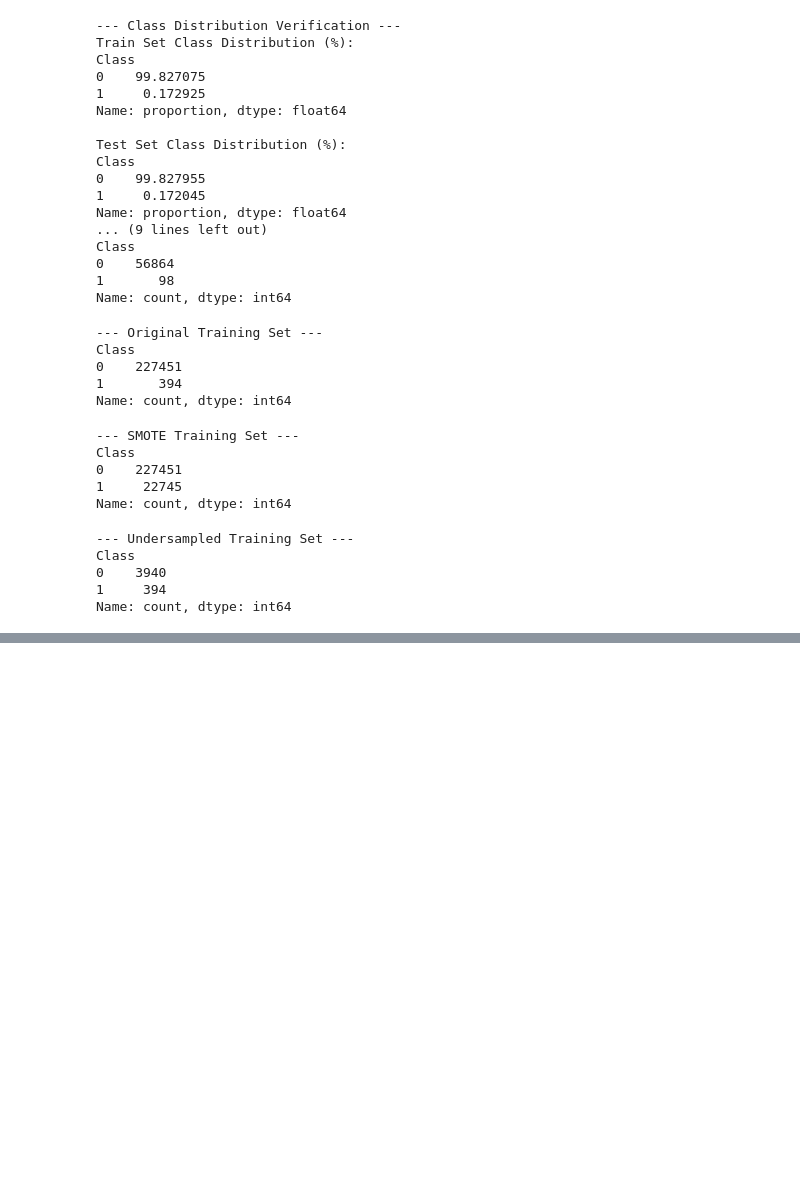
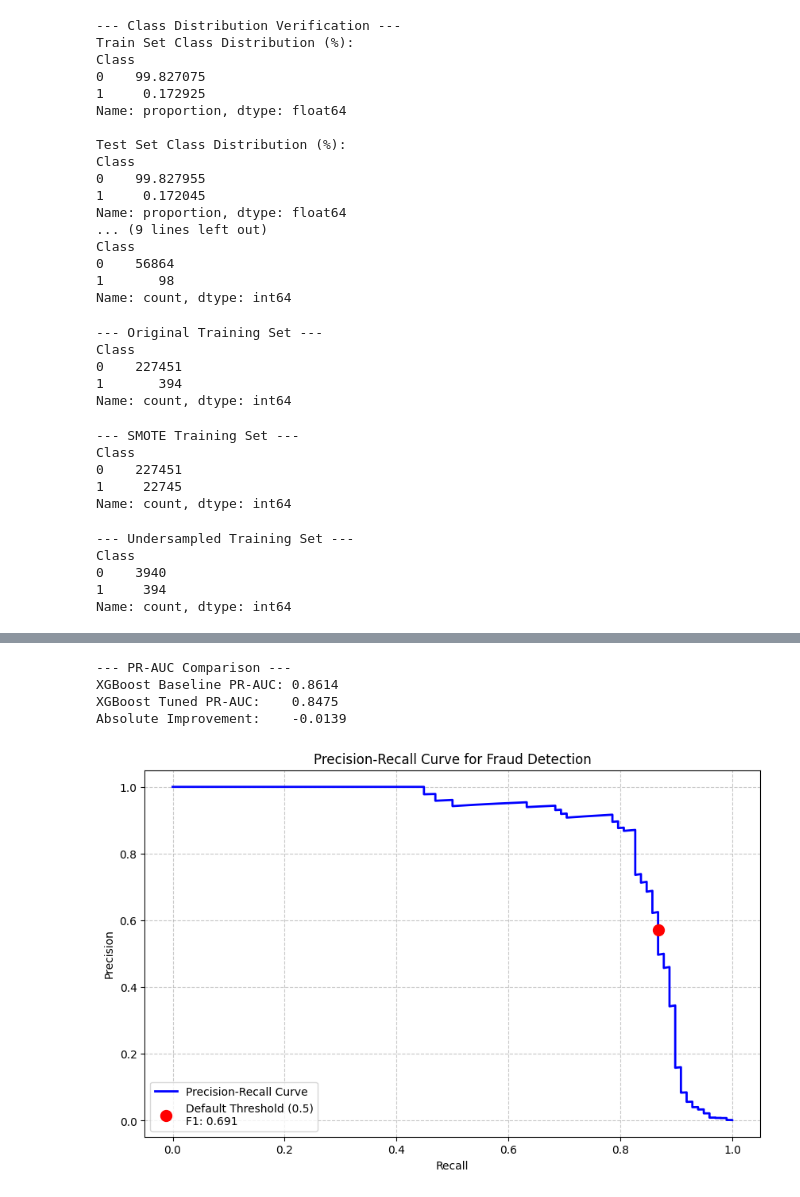
Before and after one commit to Parth-M-M/Rnw, a Jupyter notebook: algorithms/Superviced learning/practical exam/practicalexam.ipynb, the cells around one changed output, grey strips where cells are left out. Saved outputs shown, nothing was run; the diff lists cells and outputs as text; code cells hidden in the pictures; blank space fills up the shorter version.

```diff
--- a/algorithms/Superviced learning/practical exam/practicalexam.ipynb
+++ b/algorithms/Superviced learning/practical exam/practicalexam.ipynb
@@ -291,0 +449,72 @@ Undersampled                   0.3398  0.8878    0.4915  0.7456
+# %%
+from sklearn.metrics import average_precision_score
+
+xgb_tuned = xgb_random.best_estimator_
+
+xgb_tuned_probs = xgb_tuned.predict_proba(X_test)[:, 1]
+
+pr_auc_tuned = average_precision_score(y_test, xgb_tuned_probs)
+
+print("--- PR-AUC Comparison ---")
+print(f"XGBoost Baseline PR-AUC: {pr_auc:.4f}")
+print(f"XGBoost Tuned PR-AUC:    {pr_auc_tuned:.4f}")
+print(f"Absolute Improvement:    {pr_auc_tuned - pr_auc:.4f}")
+# %% [output]
+--- PR-AUC Comparison ---
+XGBoost Baseline PR-AUC: 0.8614
+XGBoost Tuned PR-AUC:    0.8475
+Absolute Improvement:    -0.0139
+# %%
+import numpy as np
+import matplotlib.pyplot as plt
+from sklearn.metrics import precision_recall_curve, f1_score, precision_score, recall_score, classification_report
+
+y_probs = xgb_tuned.predict_proba(X_test)[:, 1]
+
+precisions, recalls, thresholds = precision_recall_curve(y_test, y_probs)
+
+plt.figure(figsize=(10, 6))
+plt.plot(recalls, precisions, label='Precision-Recall Curve', color='blue', lw=2)
+
+default_idx = np.argmin(np.abs(thresholds - 0.5))
+plt.plot(recalls[default_idx], precisions[default_idx], 'ro', markersize=10,
+         label=f'Default Threshold (0.5)\nF1: {f1_score(y_test, y_probs >= 0.5):.3f}')
+
+plt.xlabel('Recall')
+plt.ylabel('Precision')
+plt.title('Precision-Recall Curve for Fraud Detection')
+plt.legend()
+plt.grid(True, linestyle='--', alpha=0.7)
+plt.show()
+
+
+f1_scores = 2 * (precisions[:-1] * recalls[:-1]) / (precisions[:-1] + recalls[:-1])
+f1_scores = np.nan_to_num(f1_scores)
+
+best_f1_idx = np.argmax(f1_scores)
+best_f1_threshold = thresholds[best_f1_idx]
+print(f"Optimal Threshold (Max F1-Score): {best_f1_threshold:.4f}")
+
+
+valid_indices = np.where(recalls[:-1] >= 0.90)[0]
+
+best_prec_idx = valid_indices[np.argmax(precisions[:-1][valid_indices])]
+high_recall_threshold = thresholds[best_prec_idx]
+print(f"Optimal Threshold (Recall >= 0.90): {high_recall_threshold:.4f}")
+
+def evaluate_custom_threshold(y_true, probs, threshold, strategy_name):
+    """Helper function to print evaluation metrics for a specific threshold."""
+    y_pred = (probs >= threshold).astype(int)
+    print(f"\n--- Metrics for {strategy_name} (Threshold: {threshold:.4f}) ---")
+    print(f"Precision: {precision_score(y_true, y_pred):.4f}")
+    print(f"Recall:    {recall_score(y_true, y_pred):.4f}")
+    print(f"F1-Score:  {f1_score(y_true, y_pred):.4f}")
+
+print("\n" + "="*50)
+print("THRESHOLD COMPARISON")
+print("="*50)
+evaluate_custom_threshold(y_test, y_probs, 0.5, "Default Cutoff")
+evaluate_custom_threshold(y_test, y_probs, best_f1_threshold, "Max F1-Score Strategy")
+evaluate_custom_threshold(y_test, y_probs, high_recall_threshold, "High Recall (>=0.90) Strategy")
+# %% [output]
+[figure, added]
```
Also changed, not shown: parts of 17 cells of this notebook.
